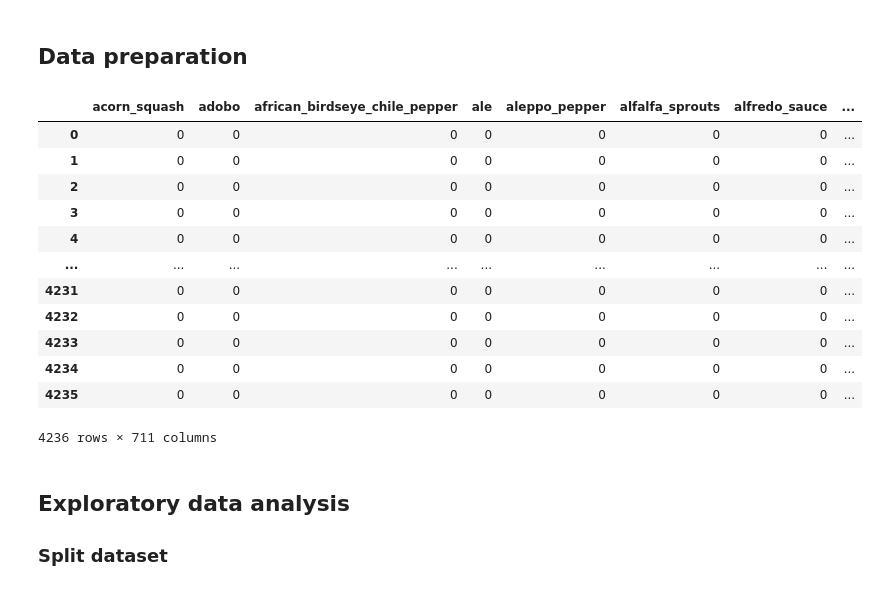
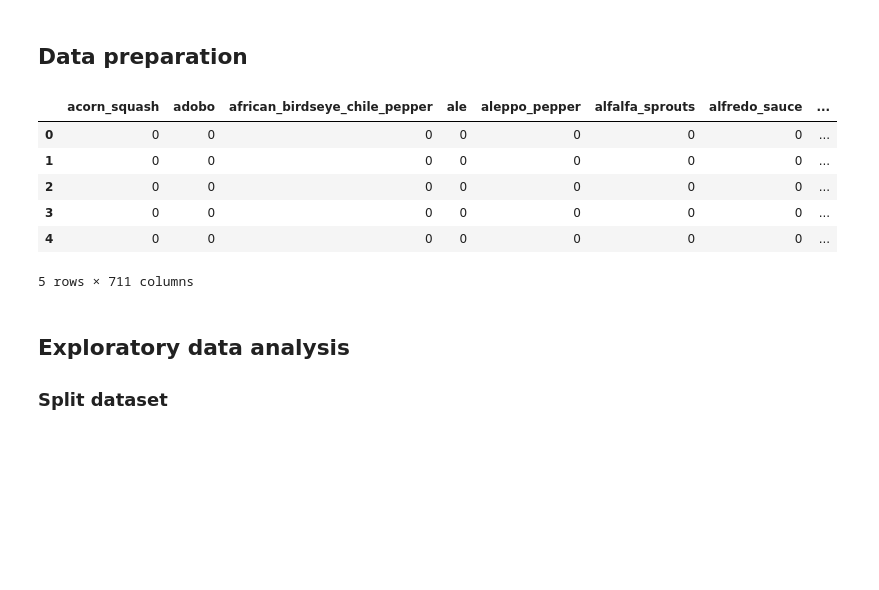
Before and after one commit to chiclez/022-DME-project, a Jupyter notebook: eda.ipynb, the cells around one changed output. Drawn from its saved outputs; the diff is of its cells as text; code cells hidden in the pictures; blank space fills up the shorter version.

```diff
--- a/eda.ipynb
+++ b/eda.ipynb
@@ -56,21 +55,15 @@ recipes_df, cuisines_df = gr.get_data()
 # %%
 # Inner join to see the cuisine name
 recipes_cuisine = pd.merge(recipes_df, cuisines_df, on = "cuisine", how = "inner")
-recipes_cuisine
+recipes_cuisine.head()
 # %% [output]
 |  | acorn_squash | adobo | african_birdseye_chile_pepper | ale | aleppo_pepper | alfalfa_sprouts | alfredo_sauce | ... |
 | 0 | 0 | 0 | 0 | 0 | 0 | 0 | 0 | ... |
 | 1 | 0 | 0 | 0 | 0 | 0 | 0 | 0 | ... |
 | 2 | 0 | 0 | 0 | 0 | 0 | 0 | 0 | ... |
 | 3 | 0 | 0 | 0 | 0 | 0 | 0 | 0 | ... |
 | 4 | 0 | 0 | 0 | 0 | 0 | 0 | 0 | ... |
-| ... | ... | ... | ... | ... | ... | ... | ... | ... |
-| 4231 | 0 | 0 | 0 | 0 | 0 | 0 | 0 | ... |
-| 4232 | 0 | 0 | 0 | 0 | 0 | 0 | 0 | ... |
-| 4233 | 0 | 0 | 0 | 0 | 0 | 0 | 0 | ... |
-| 4234 | 0 | 0 | 0 | 0 | 0 | 0 | 0 | ... |
-| 4235 | 0 | 0 | 0 | 0 | 0 | 0 | 0 | ... |
-4236 rows × 711 columns
+5 rows × 711 columns
 # %% [markdown]
 ## Exploratory data analysis
 ### Split dataset
```
Also changed, not shown: parts of 13 cells of this notebook, 2 other files.
